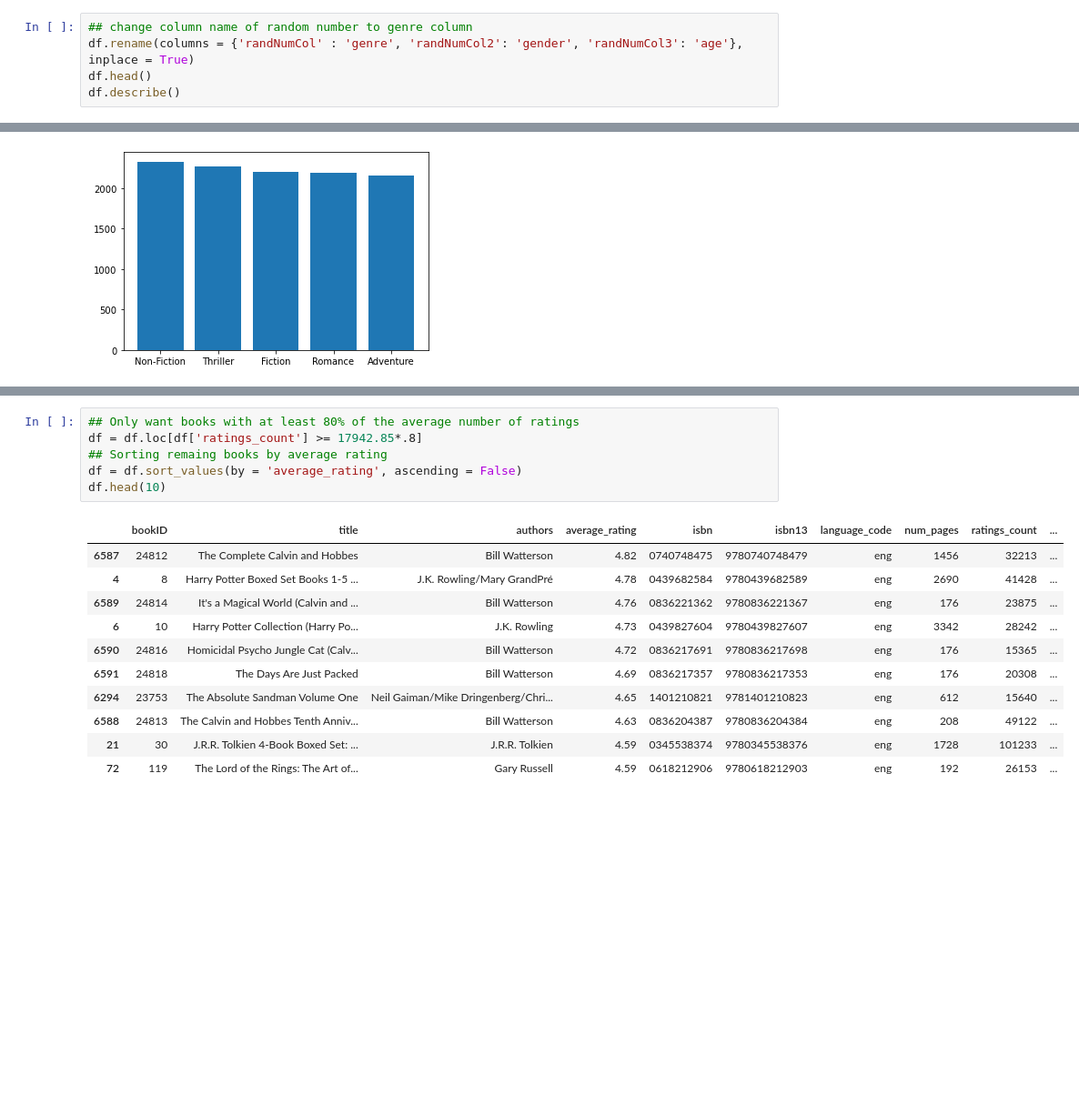
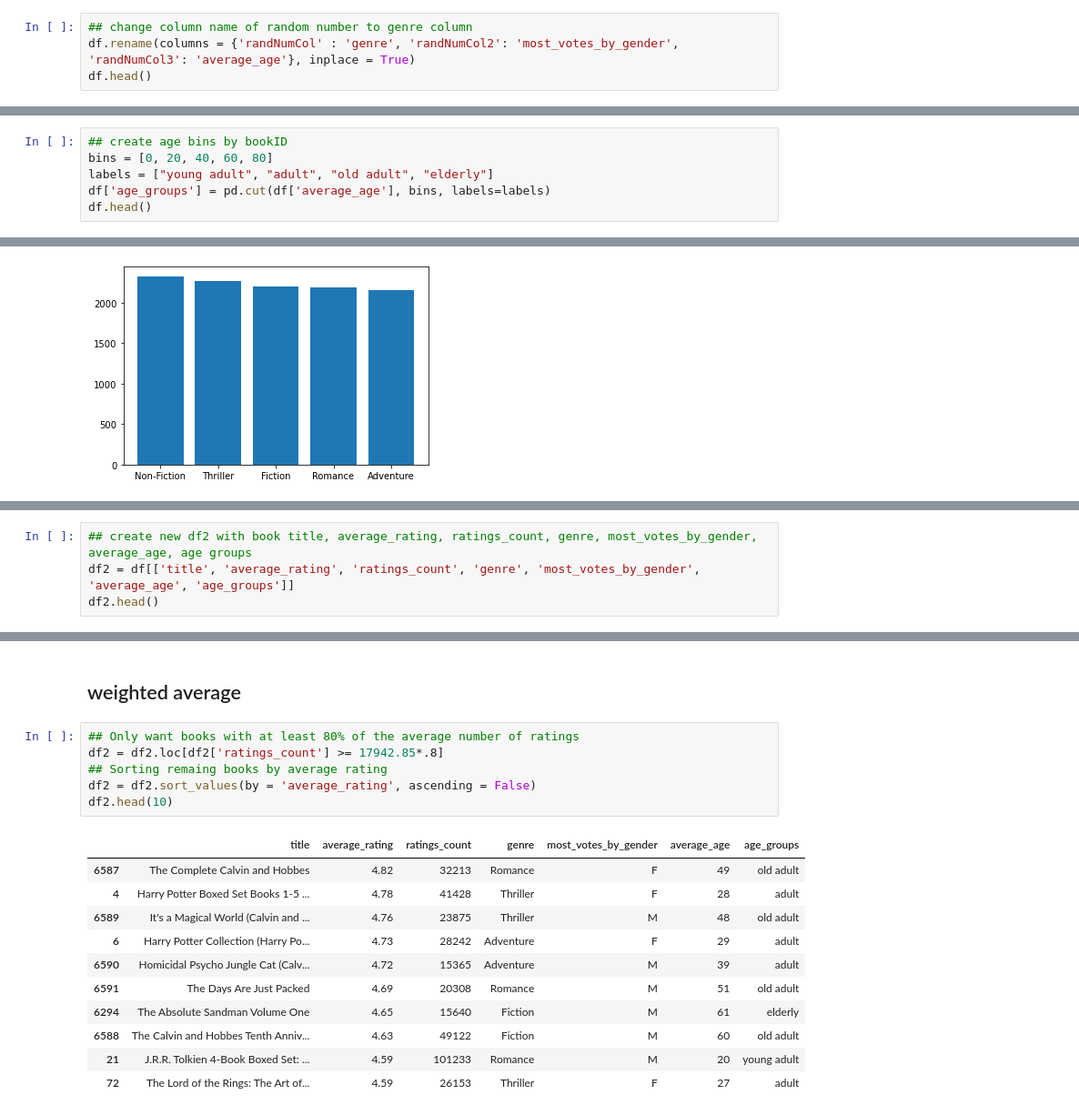
Before and after one commit to yurii151/final_project, a Jupyter notebook: books_w_genre_test.ipynb, the cells around one changed output, grey strips where cells are left out. Shown at 91% size. Cells and saved outputs as stored; diff of their text form; blank space fills up the shorter version.

```diff
--- a/books_w_genre_test.ipynb
+++ b/books_w_genre_test.ipynb
@@ -69,7 +75,6 @@ df.head()
 | 4 | 8 | Harry Potter Boxed Set Books 1-5 ... | J.K. Rowling/Mary GrandPré | 4.78 | 0439682584 | 9780439682589 | eng | 2690 | 41428 | ... |
 # %%
 ## change column name of random number to genre column
-df.rename(columns = {'randNumCol' : 'genre', 'randNumCol2': 'gender', 'randNumCol3': 'age'}, inplace = True)
+df.rename(columns = {'randNumCol' : 'genre', 'randNumCol2': 'most_votes_by_gender', 'randNumCol3': 'average_age'}, inplace = True)
 df.head()
-df.describe()
 # %% [output]
@@ -123 +142,7 @@ M    5621
 Name: bookID, dtype: int64
+# %%
+## create age bins by bookID
+bins = [0, 20, 40, 60, 80]
+labels = ["young adult", "adult", "old adult", "elderly"]
+df['age_groups'] = pd.cut(df['average_age'], bins, labels=labels)
+df.head()
@@ -145,0 +206,4 @@ plt.bar(x_axis, y_axis)
+# %%
+## create new df2 with book title, average_rating, ratings_count, genre, most_votes_by_gender, average_age, age groups
+df2 = df[['title', 'average_rating', 'ratings_count', 'genre', 'most_votes_by_gender', 'average_age', 'age_groups']]
+df2.head()
@@ -146,18 +217,20 @@ plt.bar(x_axis, y_axis)
+# %% [markdown]
+## weighted average
 # %%
 ## Only want books with at least 80% of the average number of ratings
-df = df.loc[df['ratings_count'] >= 17942.85*.8]
+df2 = df2.loc[df2['ratings_count'] >= 17942.85*.8]
 ## Sorting remaing books by average rating
-df = df.sort_values(by = 'average_rating', ascending = False)
-df.head(10)
+df2 = df2.sort_values(by = 'average_rating', ascending = False)
+df2.head(10)
 # %% [output]
-|  | bookID | title | authors | average_rating | isbn | isbn13 | language_code | num_pages | ratings_count | ... |
-| 6587 | 24812 | The Complete Calvin and Hobbes | Bill Watterson | 4.82 | 0740748475 | 9780740748479 | eng | 1456 | 32213 | ... |
-| 4 | 8 | Harry Potter Boxed Set Books 1-5 ... | J.K. Rowling/Mary GrandPré | 4.78 | 0439682584 | 9780439682589 | eng | 2690 | 41428 | ... |
-| 6589 | 24814 | It's a Magical World (Calvin and ... | Bill Watterson | 4.76 | 0836221362 | 9780836221367 | eng | 176 | 23875 | ... |
-| 6 | 10 | Harry Potter Collection (Harry Po... | J.K. Rowling | 4.73 | 0439827604 | 9780439827607 | eng | 3342 | 28242 | ... |
-| 6590 | 24816 | Homicidal Psycho Jungle Cat (Calv... | Bill Watterson | 4.72 | 0836217691 | 9780836217698 | eng | 176 | 15365 | ... |
-| 6591 | 24818 | The Days Are Just Packed | Bill Watterson | 4.69 | 0836217357 | 9780836217353 | eng | 176 | 20308 | ... |
-| 6294 | 23753 | The Absolute Sandman Volume One | Neil Gaiman/Mike Dringenberg/Chri... | 4.65 | 1401210821 | 9781401210823 | eng | 612 | 15640 | ... |
-| 6588 | 24813 | The Calvin and Hobbes Tenth Anniv... | Bill Watterson | 4.63 | 0836204387 | 9780836204384 | eng | 208 | 49122 | ... |
-| 21 | 30 | J.R.R. Tolkien 4-Book Boxed Set: ... | J.R.R. Tolkien | 4.59 | 0345538374 | 9780345538376 | eng | 1728 | 101233 | ... |
-| 72 | 119 | The Lord of the Rings: The Art of... | Gary Russell | 4.59 | 0618212906 | 9780618212903 | eng | 192 | 26153 | ... |
+|  | title | average_rating | ratings_count | genre | most_votes_by_gender | average_age | age_groups |
+| 6587 | The Complete Calvin and Hobbes | 4.82 | 32213 | Romance | F | 49 | old adult |
+| 4 | Harry Potter Boxed Set Books 1-5 ... | 4.78 | 41428 | Thriller | F | 28 | adult |
+| 6589 | It's a Magical World (Calvin and ... | 4.76 | 23875 | Thriller | M | 48 | old adult |
+| 6 | Harry Potter Collection (Harry Po... | 4.73 | 28242 | Adventure | F | 29 | adult |
+| 6590 | Homicidal Psycho Jungle Cat (Calv... | 4.72 | 15365 | Adventure | M | 39 | adult |
+| 6591 | The Days Are Just Packed | 4.69 | 20308 | Romance | M | 51 | old adult |
+| 6294 | The Absolute Sandman Volume One | 4.65 | 15640 | Fiction | M | 61 | elderly |
+| 6588 | The Calvin and Hobbes Tenth Anniv... | 4.63 | 49122 | Fiction | M | 60 | old adult |
+| 21 | J.R.R. Tolkien 4-Book Boxed Set: ... | 4.59 | 101233 | Romance | M | 20 | young adult |
+| 72 | The Lord of the Rings: The Art of... | 4.59 | 26153 | Thriller | F | 27 | adult |
```
Also changed, not shown: parts of 33 cells of this notebook.
